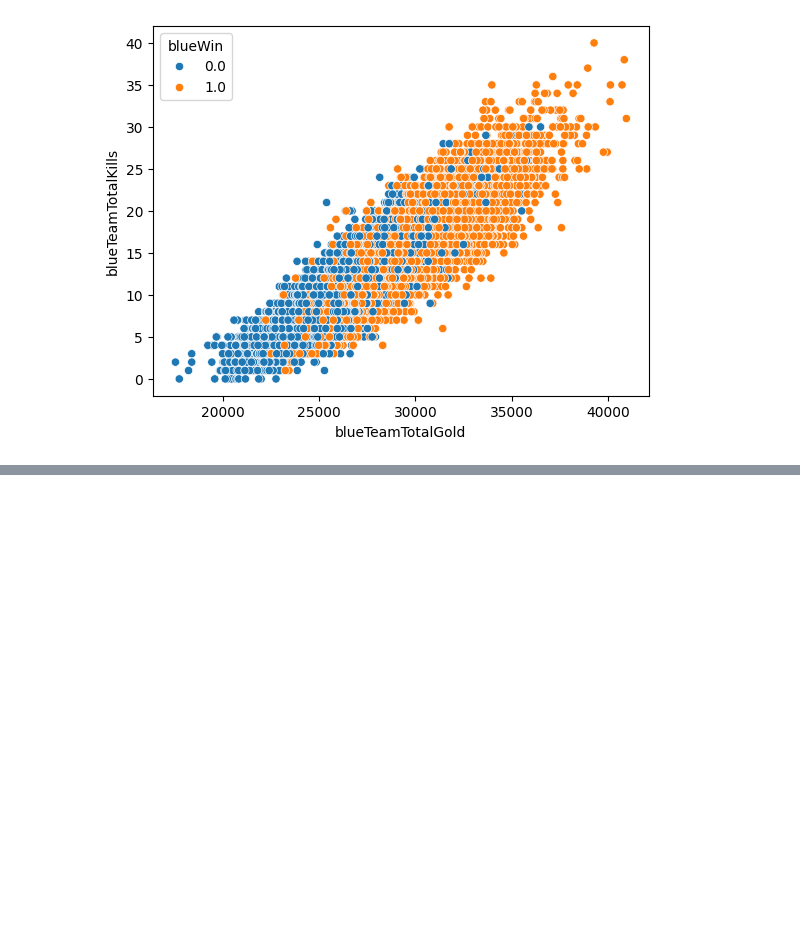
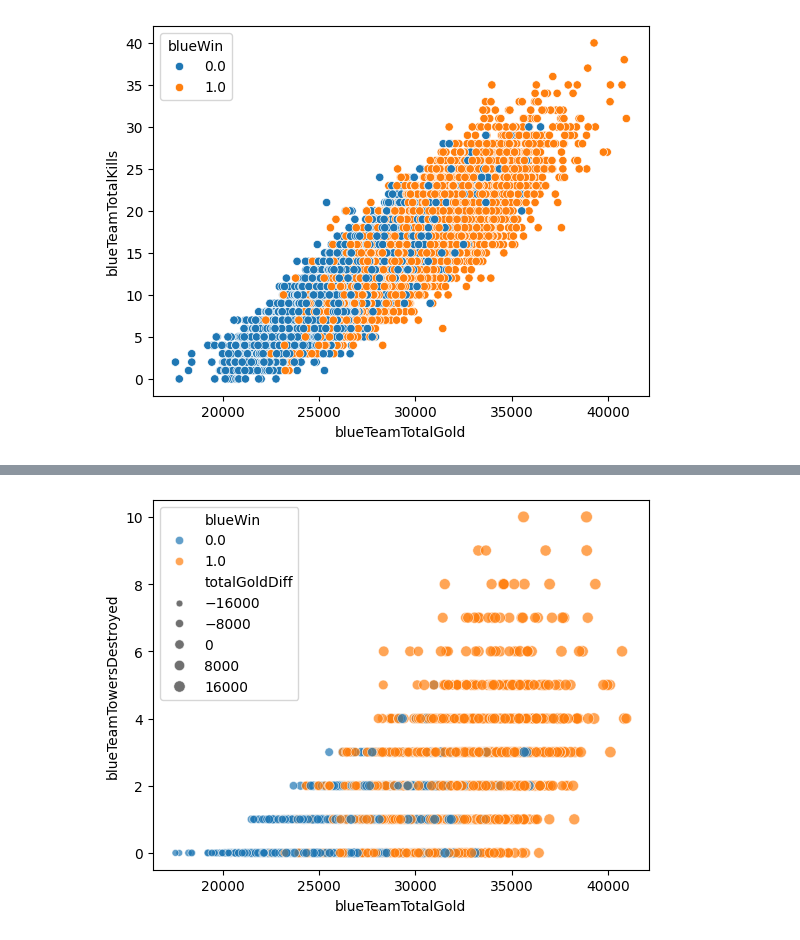
Before and after one commit to KOlCIqwq/Data_Science_Project, a Jupyter notebook: Final_Project/Main.ipynb, the cells around one changed output, grey strips where cells are left out. Cells and saved outputs as stored; diff of their text form; code cells hidden in the pictures; blank space fills up the shorter version.

Commit message:
Updated some graphs

```diff
--- a/Final_Project/Main.ipynb
+++ b/Final_Project/Main.ipynb
@@ -226,0 +220,5 @@ KeyboardInterrupt:
+# %%
+sns.scatterplot(data = df, x='blueTeamTotalGold', y='blueTeamTowersDestroyed', hue='blueWin', size='totalGoldDiff', alpha=0.7)
+plt.show()
+# %% [output]
+[figure, added]
```
Also changed, not shown: parts of 4 cells of this notebook, 1 other file.
